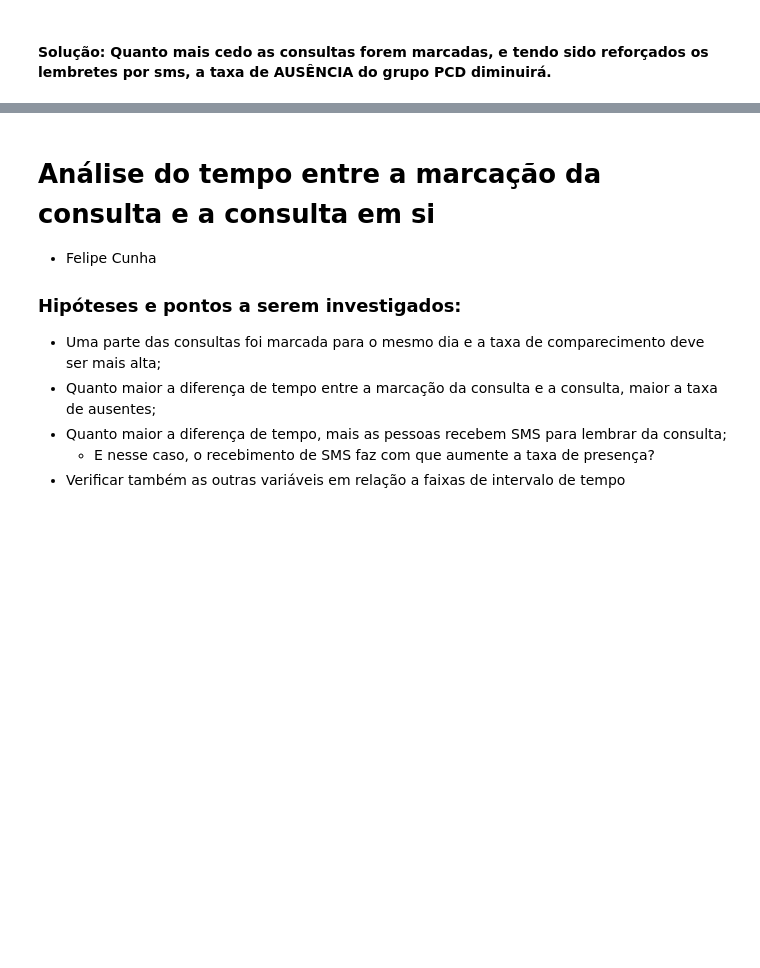
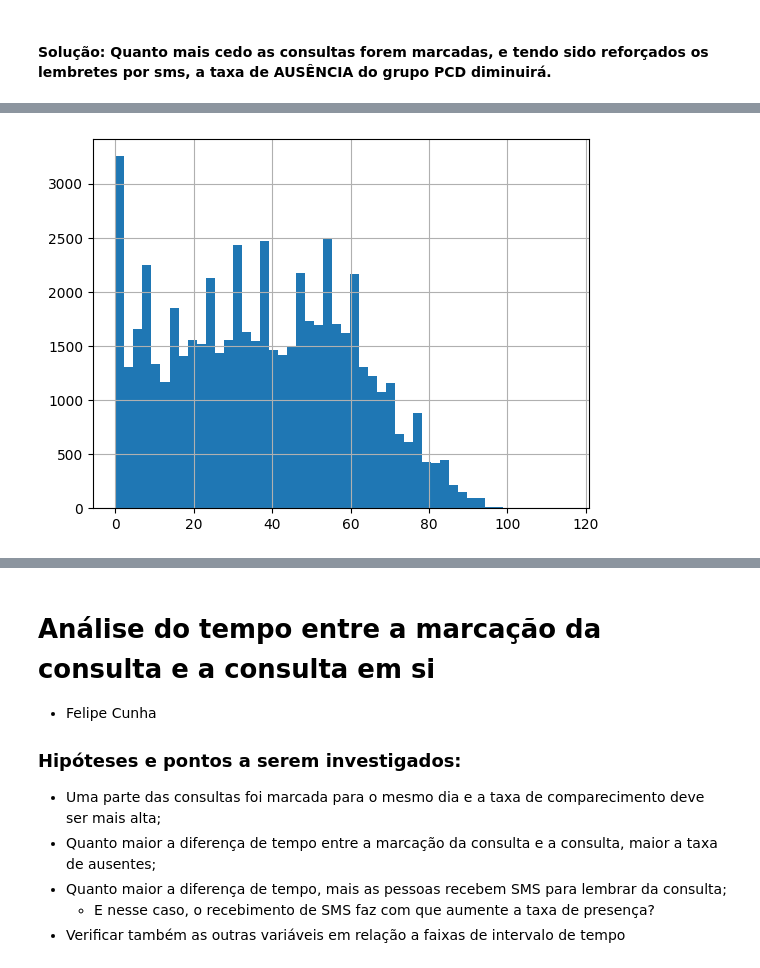
Before and after one commit to ViniciusPeixoto/data4all_EDA, a Jupyter notebook: principal3.ipynb, the cells around one changed output, grey strips where cells are left out. Drawn from its saved outputs; the diff is of its cells as text; code cells hidden in the pictures; blank space fills up the shorter version.

```diff
--- a/principal3.ipynb
+++ b/principal3.ipynb
@@ -482,0 +511,5 @@ df_pcd.pivot_table(index='time_delta', aggfunc='count', values='Compareceu').plo
+# %%
+df_3plus['Age'].hist(bins=50)
+plt.show()
+# %% [output]
+[figure, added]
```
Also changed, not shown: parts of 43 cells of this notebook.
